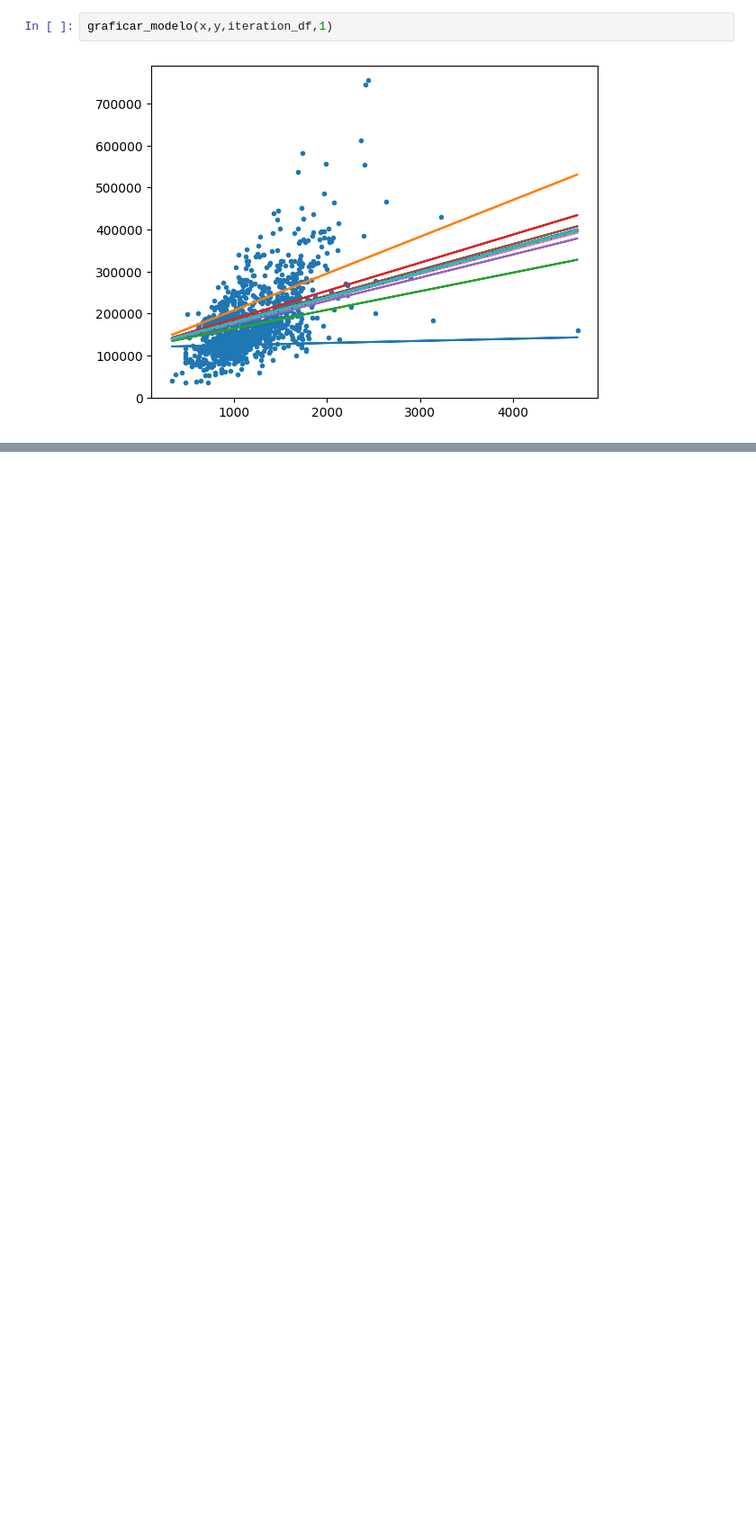
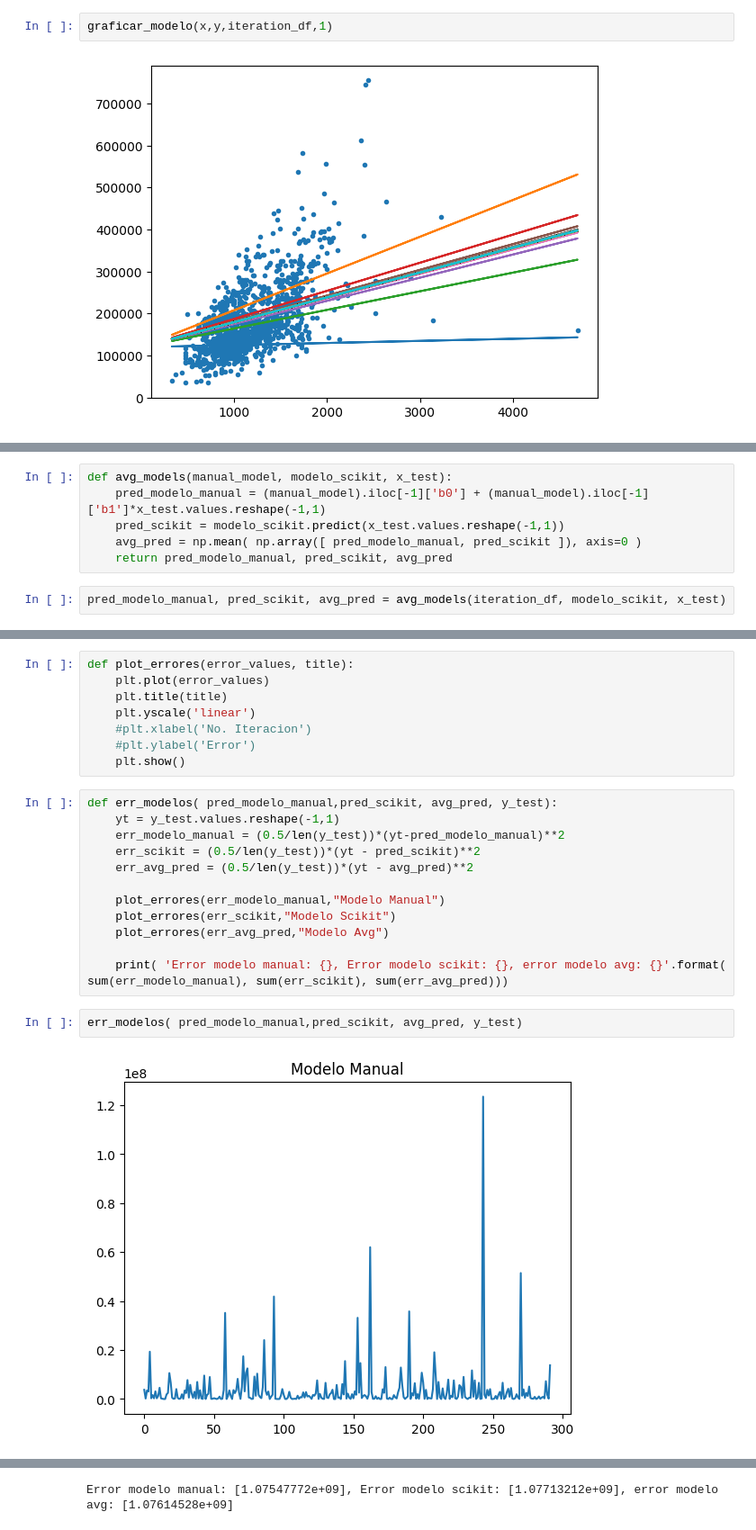
Before and after one commit to am23006810/CienciaDeDatosEnPython-Proyecto01, a Jupyter notebook: Proyecto01.ipynb, the cells around one changed output, grey strips where cells are left out. Shown at 90% size. Cells and saved outputs as stored; diff of their text form; blank space fills up the shorter version.

Commit message:
scikit

```diff
--- a/Proyecto01.ipynb
+++ b/Proyecto01.ipynb
@@ -356,0 +482,8 @@ graficar_modelo(x,y,iteration_df,1)
+# %%
+def avg_models(manual_model, modelo_scikit, x_test):
+    pred_modelo_manual = (manual_model).iloc[-1]['b0'] + (manual_model).iloc[-1]['b1']*x_test.values.reshape(-1,1)
+    pred_scikit = modelo_scikit.predict(x_test.values.reshape(-1,1))
+    avg_pred = np.mean( np.array([ pred_modelo_manual, pred_scikit ]), axis=0 )
+    return pred_modelo_manual, pred_scikit, avg_pred
+# %%
+pred_modelo_manual, pred_scikit, avg_pred = avg_models(iteration_df, modelo_scikit, x_test)
@@ -356,0 +508,24 @@ graficar_modelo(x,y,iteration_df,1)
+# %%
+def plot_errores(error_values, title):
+    plt.plot(error_values)
+    plt.title(title)
+    plt.yscale('linear')
+    #plt.xlabel('No. Iteracion')
+    #plt.ylabel('Error')
+    plt.show()
+# %%
+def err_modelos( pred_modelo_manual,pred_scikit, avg_pred, y_test):
+    yt = y_test.values.reshape(-1,1)
+    err_modelo_manual = (0.5/len(y_test))*(yt-pred_modelo_manual)**2
+    err_scikit = (0.5/len(y_test))*(yt - pred_scikit)**2
+    err_avg_pred = (0.5/len(y_test))*(yt - avg_pred)**2
+
+    plot_errores(err_modelo_manual,"Modelo Manual")
+    plot_errores(err_scikit,"Modelo Scikit")
+    plot_errores(err_avg_pred,"Modelo Avg")
+
+    print( 'Error modelo manual: {}, Error modelo scikit: {}, error modelo avg: {}'.format( sum(err_modelo_manual), sum(err_scikit), sum(err_avg_pred)))
+# %%
+err_modelos( pred_modelo_manual,pred_scikit, avg_pred, y_test)
+# %% [output]
+[figure, added]
@@ -356,0 +534 @@ graficar_modelo(x,y,iteration_df,1)
+Error modelo manual: [1.07547772e+09], Error modelo scikit: [1.07713212e+09], error modelo avg: [1.07614528e+09]
```
Also changed, not shown: parts of 25 cells of this notebook.
